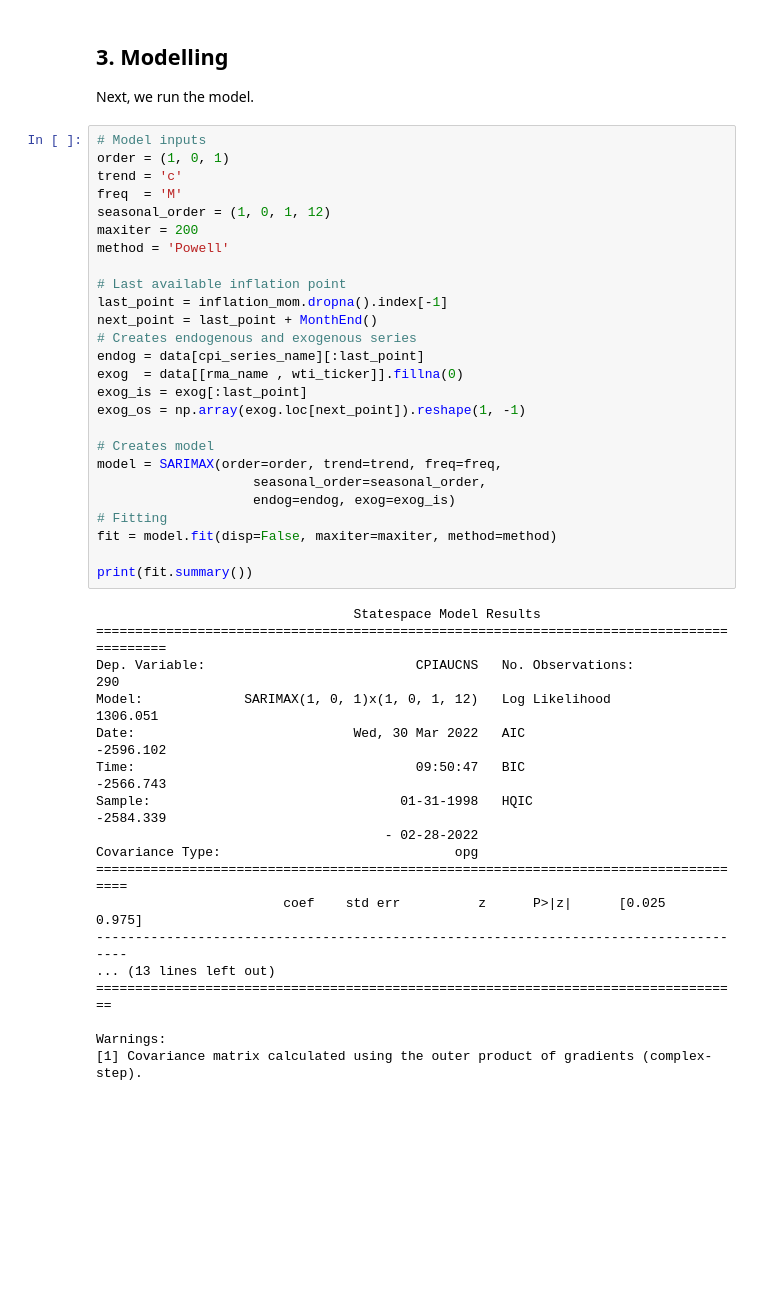
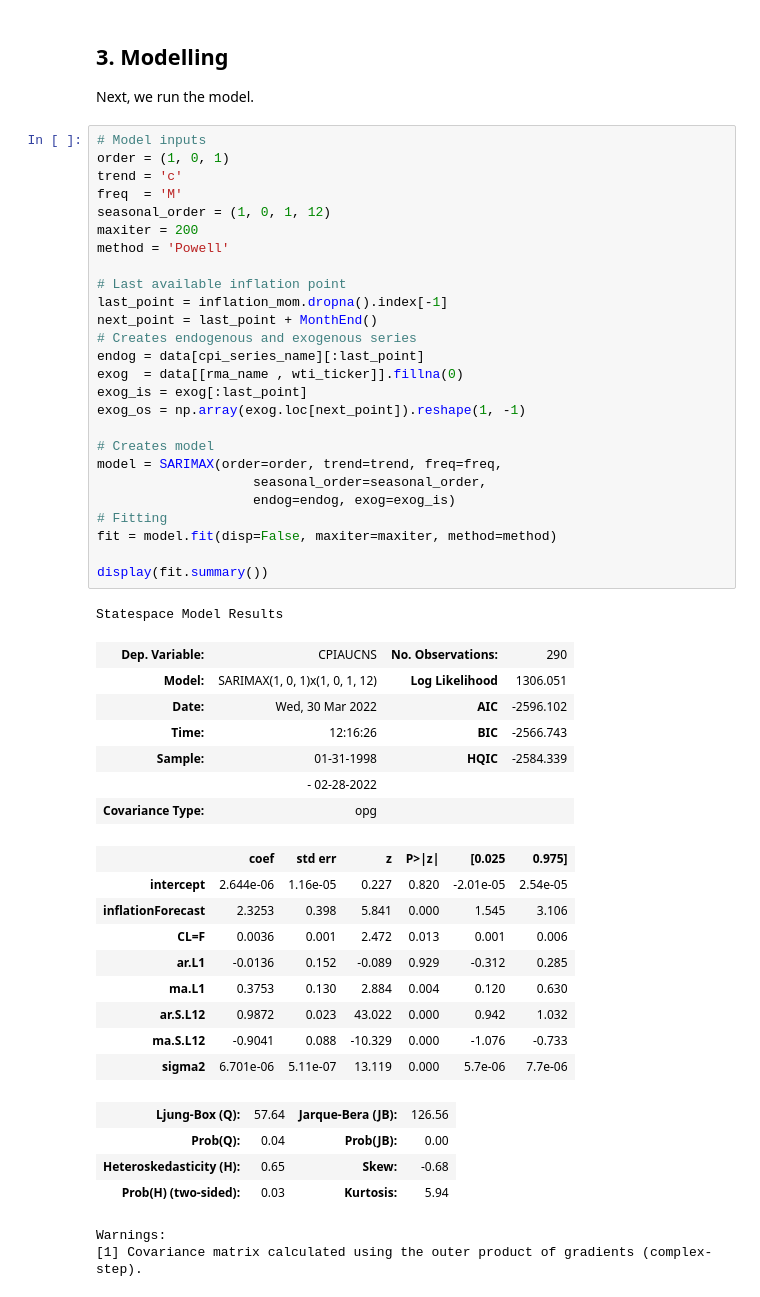
Before and after one commit to marketpsych/marketpsych, a Jupyter notebook: notebooks/v_USInflationForecast.ipynb, the cells around one changed output. Cells and saved outputs as stored; diff of their text form; blank space fills up the shorter version.

```diff
--- a/notebooks/v_USInflationForecast.ipynb
+++ b/notebooks/v_USInflationForecast.ipynb
@@ -167,44 +169,50 @@ Next, we run the model.
 # %%
 # Model inputs
 order = (1, 0, 1)
 trend = 'c'
 freq  = 'M'
 seasonal_order = (1, 0, 1, 12)
 maxiter = 200
 method = 'Powell'
 
 # Last available inflation point
 last_point = inflation_mom.dropna().index[-1]
 next_point = last_point + MonthEnd()
 # Creates endogenous and exogenous series
 endog = data[cpi_series_name][:last_point]
 exog  = data[[rma_name , wti_ticker]].fillna(0)
 exog_is = exog[:last_point]
 exog_os = np.array(exog.loc[next_point]).reshape(1, -1)
 
 # Creates model
 model = SARIMAX(order=order, trend=trend, freq=freq,
                     seasonal_order=seasonal_order,
                     endog=endog, exog=exog_is)
 # Fitting
 fit = model.fit(disp=False, maxiter=maxiter, method=method)
 
-print(fit.summary())
+display(fit.summary())
 # %% [output]
-                                 Statespace Model Results
-==========================================================================================
-Dep. Variable:                           CPIAUCNS   No. Observations:                  290
-Model:             SARIMAX(1, 0, 1)x(1, 0, 1, 12)   Log Likelihood                1306.051
-Date:                            Wed, 30 Mar 2022   AIC                          -2596.102
-Time:                                    09:50:47   BIC                          -2566.743
-Sample:                                01-31-1998   HQIC                         -2584.339
-                                     - 02-28-2022
-Covariance Type:                              opg
-=====================================================================================
-                        coef    std err          z      P>|z|      [0.025      0.975]
--------------------------------------------------------------------------------------
-... (13 lines left out)
-===================================================================================
-
-Warnings:
-[1] Covariance matrix calculated using the outer product of gradients (complex-step).
+Statespace Model Results
+| Dep. Variable: | CPIAUCNS | No. Observations: | 290 |
+| Model: | SARIMAX(1, 0, 1)x(1, 0, 1, 12) | Log Likelihood | 1306.051 |
+| Date: | Wed, 30 Mar 2022 | AIC | -2596.102 |
+| Time: | 12:16:26 | BIC | -2566.743 |
+| Sample: | 01-31-1998 | HQIC | -2584.339 |
+|  | - 02-28-2022 |  |  |
+| Covariance Type: | opg |  |  |
+|  | coef | std err | z | P>|z| | [0.025 | 0.975] |
+| intercept | 2.644e-06 | 1.16e-05 | 0.227 | 0.820 | -2.01e-05 | 2.54e-05 |
+| inflationForecast | 2.3253 | 0.398 | 5.841 | 0.000 | 1.545 | 3.106 |
+| CL=F | 0.0036 | 0.001 | 2.472 | 0.013 | 0.001 | 0.006 |
+| ar.L1 | -0.0136 | 0.152 | -0.089 | 0.929 | -0.312 | 0.285 |
+| ma.L1 | 0.3753 | 0.130 | 2.884 | 0.004 | 0.120 | 0.630 |
+| ar.S.L12 | 0.9872 | 0.023 | 43.022 | 0.000 | 0.942 | 1.032 |
+| ma.S.L12 | -0.9041 | 0.088 | -10.329 | 0.000 | -1.076 | -0.733 |
+| sigma2 | 6.701e-06 | 5.11e-07 | 13.119 | 0.000 | 5.7e-06 | 7.7e-06 |
+| Ljung-Box (Q): | 57.64 | Jarque-Bera (JB): | 126.56 |
+| Prob(Q): | 0.04 | Prob(JB): | 0.00 |
+| Heteroskedasticity (H): | 0.65 | Skew: | -0.68 |
+| Prob(H) (two-sided): | 0.03 | Kurtosis: | 5.94 |
+Warnings:
+[1] Covariance matrix calculated using the outer product of gradients (complex-step).
```
Also changed, not shown: parts of 5 cells of this notebook.
